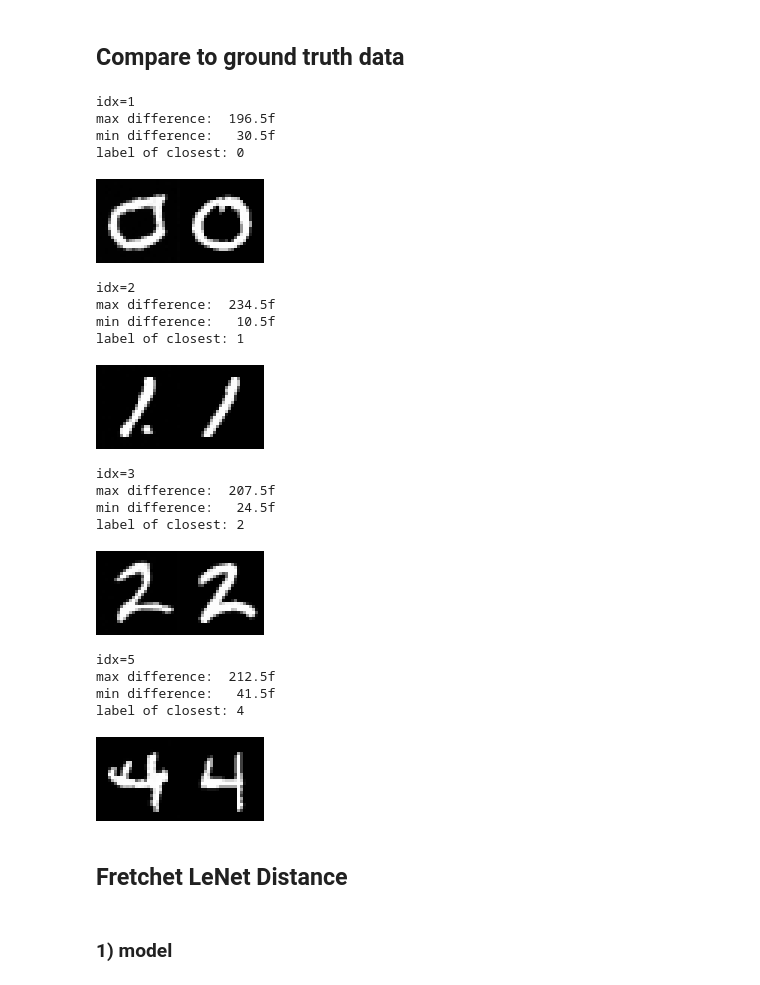
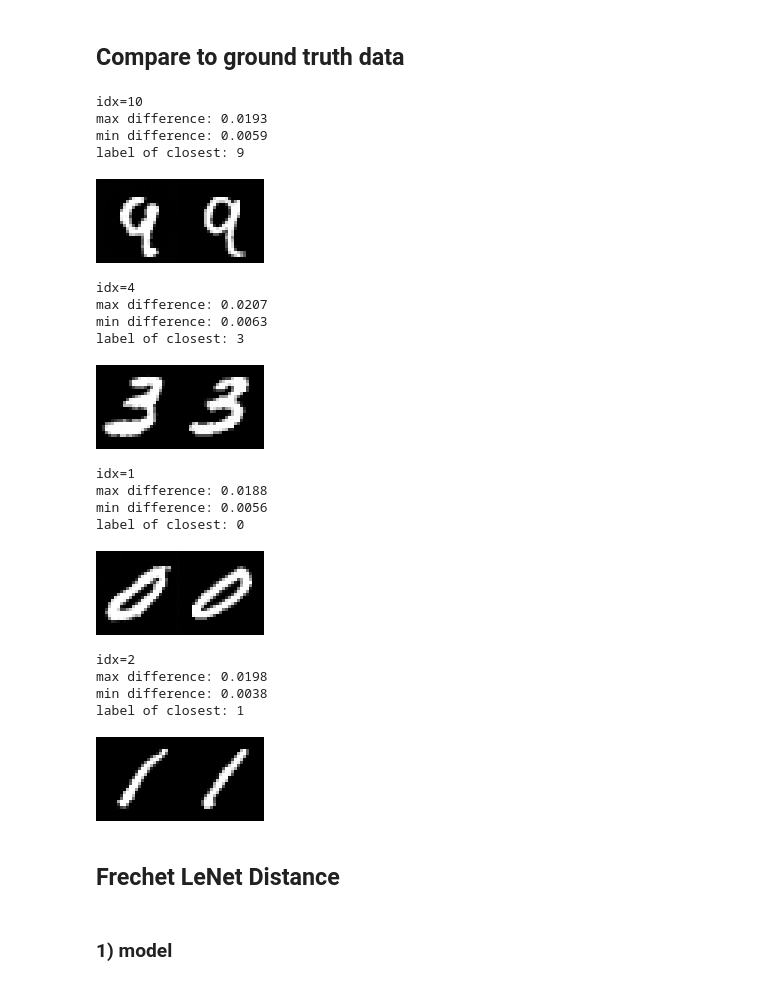
Before and after one commit to LiorSinai/DenoisingDiffusion-examples, a Jupyter notebook: notebooks/MNIST-test-cond.ipynb, the cells around one changed output. Drawn from its saved outputs; the diff is of its cells as text; code cells hidden in the pictures.

Commit message:
Formatting, spelling correction in Frechet

```diff
--- a/notebooks/MNIST-test-cond.ipynb
+++ b/notebooks/MNIST-test-cond.ipynb
@@ -144,5 +144,5 @@ p = plot([plot(imgs[:, :, i], title="γ=$(scales[i])") for i in 1:length(scales)
 savefig(p, joinpath(directory, "samples_guidance.png"))
 p
 # %%
-X0s, X0_ests = p_sample_loop_all(diffusion, collect(2:11); guidance_scale=2.0f0, to_device=cpu);
+Xs, X0s = p_sample_loop_all(diffusion, collect(2:11); guidance_scale=2.0f0, to_device=cpu);
 # %%
@@ -199,48 +199,48 @@ closest samples
 # %%
 for idx in sample(1:size(X0s, 4), 4, replace=false)
     x = normalize_zero_to_one(X0s[:, :, :, idx, end]);
     min_difference = Inf
     max_difference = 0.0
     closest = 1
     for i in 1:length(trainset)
-        difference = sum(abs2, x -trainset.features[:, :, i])
+        difference = sqrt(sum(abs2, x -trainset.features[:, :, i])) / length(x)
         if difference < min_difference
             closest = i
             min_difference = difference
         end
         max_difference = max(max_difference, difference)
     end
     println("idx=$idx")
-    @printf("max difference: %4d.5f\n", max_difference)
-    @printf("min difference: %4d.5f\n", min_difference)
+    @printf("max difference: %6.4f\n", max_difference)
+    @printf("min difference: %6.4f\n", min_difference)
     @printf("label of closest: %d\n", trainset.targets[closest])
     img_x =  convert2image(trainset, x[:, :, 1]);
     img_closest = convert2image(trainset, trainset.features[:, :, closest])
     display([img_x img_closest])
 end
 # %% [output]
-idx=1
-max difference:  196.5f
-min difference:   30.5f
-label of closest: 0
+idx=10
+max difference: 0.0193
+min difference: 0.0059
+label of closest: 9
-[figure, old version]
+[figure, new version]
-idx=2
-max difference:  234.5f
-min difference:   10.5f
-label of closest: 1
+idx=4
+max difference: 0.0207
+min difference: 0.0063
+label of closest: 3
-[figure, old version]
+[figure, new version]
-idx=3
-max difference:  207.5f
-min difference:   24.5f
-label of closest: 2
+idx=1
+max difference: 0.0188
+min difference: 0.0056
+label of closest: 0
-[figure, old version]
+[figure, new version]
-idx=5
-max difference:  212.5f
-min difference:   41.5f
-label of closest: 4
+idx=2
+max difference: 0.0198
+min difference: 0.0038
+label of closest: 1
-[figure, old version]
+[figure, new version]
 # %% [markdown]
-## Fretchet LeNet Distance
+## Frechet LeNet Distance
 # %% [markdown]
 ### 1) model
 # %%
```
Also changed, not shown: parts of 9 cells of this notebook, 1 other file.
